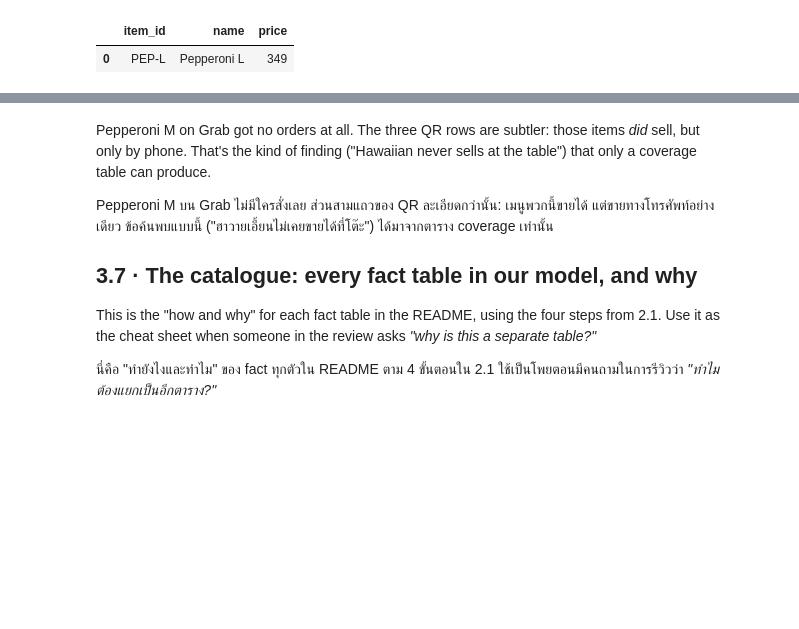
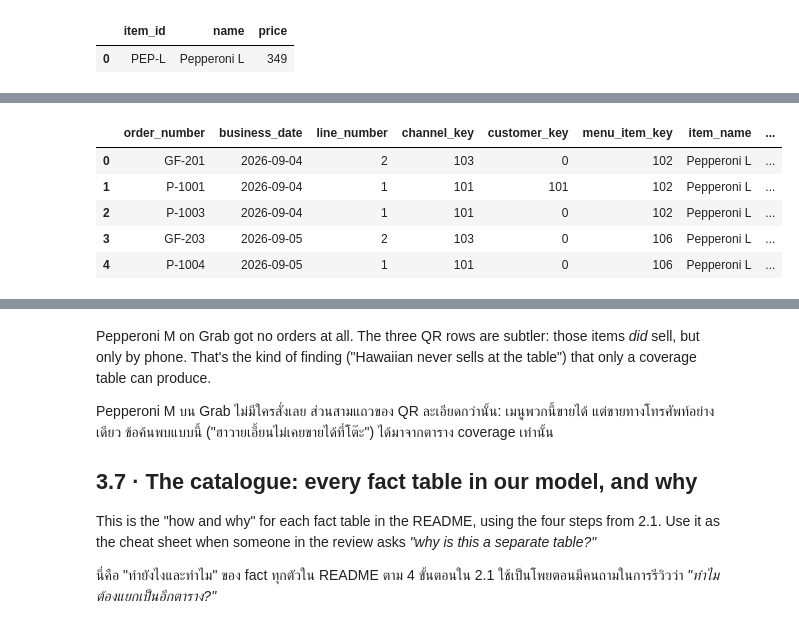
Before and after one commit to QuadrupleBeansStars/MADT-Pizza-shop, a Jupyter notebook: notebooks/warehouse_design.ipynb, the cells around one changed output, grey strips where cells are left out. Cells and saved outputs as stored; diff of their text form; code cells hidden in the pictures; blank space fills up the shorter version.

```diff
--- a/notebooks/warehouse_design.ipynb
+++ b/notebooks/warehouse_design.ipynb
@@ -1065,0 +582,74 @@ ORDER BY 1, 2
+# %%
+# FCT_ORDER: grain = one row per order, any channel  |  grain = หนึ่งแถวต่อหนึ่งออร์เดอร์ ทุกช่องทาง
+con.execute('''
+CREATE TABLE stg.order_keys AS                       -- the dimension keys every order-level fact will reuse
+SELECT h.*, c.channel_key,
+       CAST(strftime(h.order_ts - INTERVAL 10 HOUR, '%Y%m%d') AS INT) AS date_key,   -- business-day rule, ONCE
+       COALESCE(cu.customer_key, 0)                                  AS customer_key, -- 0 = Not applicable
+       101                                                           AS order_info_key  -- completed
+FROM stg.order_header h
+JOIN dw.dim_channel c ON c.channel_code = h.channel_code
+LEFT JOIN dw.dim_customer cu ON cu.customer_nk = h.customer_nk
+''')
+con.execute('''
+CREATE TABLE dw.fct_order AS
+WITH line_totals AS (SELECT channel_code, order_number, SUM(quantity * unit_price_thb) AS items_thb FROM stg.order_line GROUP BY ALL),
+     mod_totals  AS (SELECT channel_code, order_number, SUM(quantity * price_delta_thb) AS mods_thb FROM stg.line_modifier GROUP BY ALL)
+SELECT k.date_key, k.channel_key, k.customer_key, k.order_info_key,
+       k.order_number,                                                             -- degenerate dimension
+       k.order_ts,
+       lt.items_thb + COALESCE(mt.mods_thb, 0)                           AS gross_amount_thb,
+       0.0                                                               AS discount_amount_thb,
+       k.delivery_fee_thb,
+       k.commission_amount_thb,
+       lt.items_thb + COALESCE(mt.mods_thb, 0) - k.commission_amount_thb AS net_revenue_thb
+FROM stg.order_keys k
+JOIN line_totals lt     ON lt.channel_code = k.channel_code AND lt.order_number = k.order_number
+LEFT JOIN mod_totals mt ON mt.channel_code = k.channel_code AND mt.order_number = k.order_number
+''')
+
+# FCT_ORDER_LINE: grain = one menu item on one order; carries its OWN date, channel and customer keys
+# FCT_ORDER_LINE: grain = เมนูหนึ่งรายการในออร์เดอร์หนึ่งใบ มี key วันที่ ช่องทาง ลูกค้า เป็นของตัวเอง
+con.execute('''
+CREATE TABLE dw.fct_order_line AS
+SELECT k.date_key, k.channel_key, k.customer_key,
+       COALESCE(mi.menu_item_key, 1)                       AS menu_item_key,  -- 1 = Unknown, never NULL
+       k.order_info_key,
+       l.order_number, l.line_number,                                         -- degenerate dimensions
+       l.quantity,
+       l.unit_price_thb,                                                      -- what the customer actually paid
+       0.0                                                 AS line_discount_thb,
+       l.quantity * l.unit_price_thb                       AS line_net_thb
+FROM stg.order_line l
+JOIN stg.order_keys k ON k.channel_code = l.channel_code AND k.order_number = l.order_number
+JOIN dw.dim_date d    ON d.date_key = k.date_key
+LEFT JOIN dw.dim_menu_item mi
+       ON mi.menu_item_nk = l.menu_item_nk AND mi.row_type = 'Menu item'
+      AND d.full_date >= mi.valid_from AND d.full_date < mi.valid_to          -- as-of join (SCD2)
+''')
+
+# FCT_ORDER_LINE_MODIFIER: grain = one modifier on one order line  |  grain = modifier หนึ่งตัวบนบรรทัดหนึ่งบรรทัด
+con.execute('''
+CREATE TABLE dw.fct_order_line_modifier AS
+SELECT l.date_key, l.channel_key, l.menu_item_key, COALESCE(md.modifier_key, 1) AS modifier_key,
+       s.order_number, s.line_number, s.quantity, s.price_delta_thb
+FROM stg.line_modifier s
+JOIN dw.fct_order_line l ON l.order_number = s.order_number AND l.line_number = s.line_number
+LEFT JOIN dw.dim_modifier md ON md.modifier_nk = s.modifier_nk
+''')
+
+# Quality check: no NULL keys anywhere, and alert on rows parked on Unknown  |  ตรวจว่าไม่มี key ที่เป็น NULL และแจ้งเตือนแถวที่ไปตกที่ Unknown
+nulls = con.execute('''SELECT count(*) FROM dw.fct_order_line
+                       WHERE date_key IS NULL OR channel_key IS NULL OR customer_key IS NULL OR menu_item_key IS NULL''').fetchone()[0]
+unknown = con.execute("SELECT count(*) FROM dw.fct_order_line WHERE menu_item_key = 1").fetchone()[0]
+assert nulls == 0, "a fact key is NULL - the load is broken"
+print(f"no NULL keys; {unknown} line(s) parked on menu_item_key 1 (Unknown)" + (" -> ALERT: map the item" if unknown else ""))
+
+q('''
+SELECT l.order_number, d.full_date AS business_date, l.line_number, l.channel_key, l.customer_key,
+       l.menu_item_key, mi.item_name, mi.base_price_thb AS list_price_that_day, l.unit_price_thb AS paid
+FROM dw.fct_order_line l
+JOIN dw.dim_date d USING (date_key) JOIN dw.dim_menu_item mi USING (menu_item_key)
+WHERE mi.menu_item_nk = 'PEP-L' ORDER BY d.full_date, l.order_number
+''')
+# %% [output]
@@ -1065,0 +657,6 @@ ORDER BY 1, 2
+|  | order_number | business_date | line_number | channel_key | customer_key | menu_item_key | item_name | ... |
+| 0 | GF-201 | 2026-09-04 | 2 | 103 | 0 | 102 | Pepperoni L | ... |
+| 1 | P-1001 | 2026-09-04 | 1 | 101 | 101 | 102 | Pepperoni L | ... |
+| 2 | P-1003 | 2026-09-04 | 1 | 101 | 0 | 102 | Pepperoni L | ... |
+| 3 | GF-203 | 2026-09-05 | 2 | 103 | 0 | 106 | Pepperoni L | ... |
+| 4 | P-1004 | 2026-09-05 | 1 | 101 | 0 | 106 | Pepperoni L | ... |
```
Also changed, not shown: parts of 63 cells of this notebook, 19 other files.
